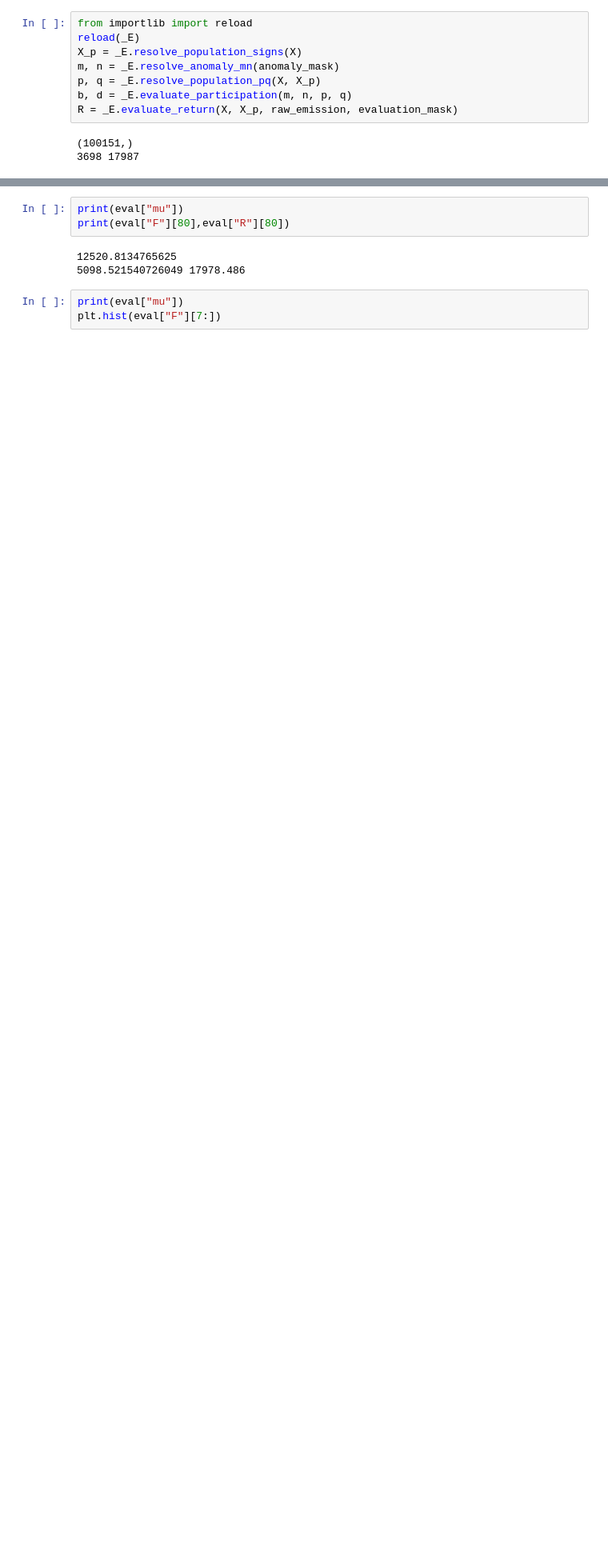
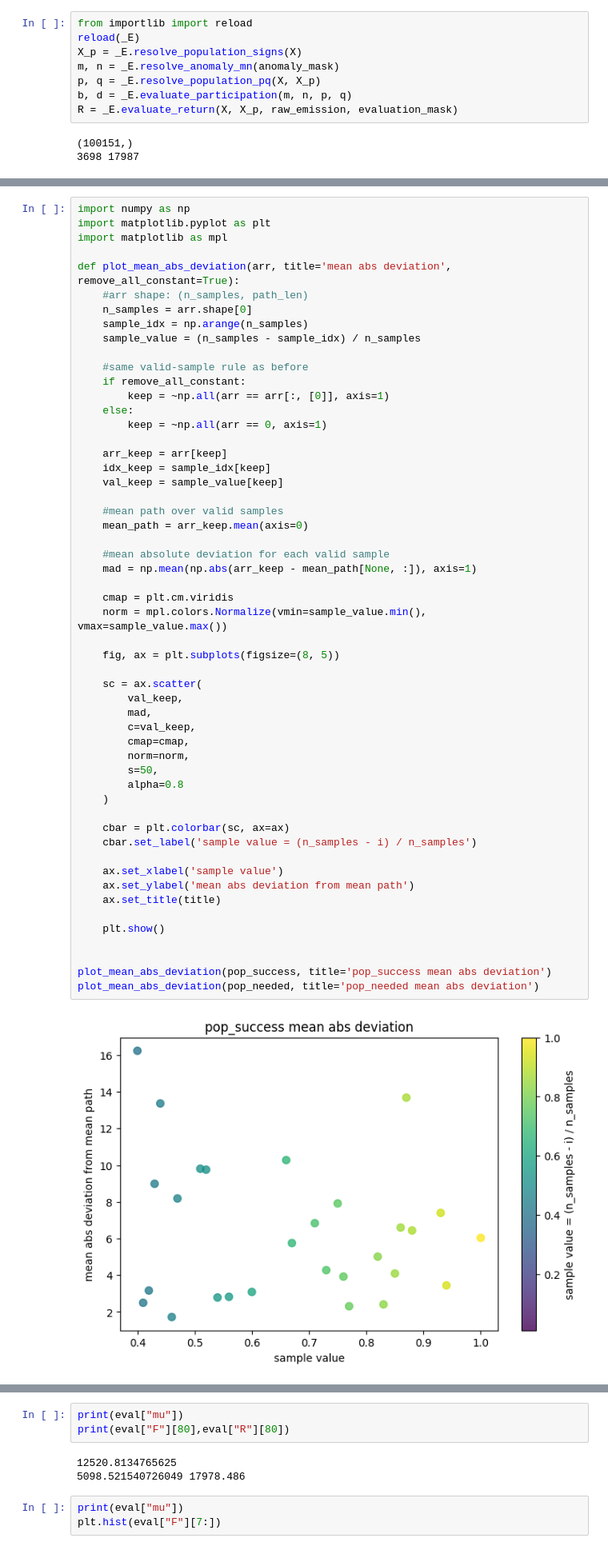
Before and after one commit to Logan-Kelsch/Structural_Regression, a Jupyter notebook: src/dev.ipynb, the cells around one changed output, grey strips where cells are left out. Shown at 80% size. Saved outputs shown, nothing was run; the diff lists cells and outputs as text; blank space fills up the shorter version.

```diff
--- a/src/dev.ipynb
+++ b/src/dev.ipynb
@@ -358,0 +449,56 @@ plt.hist(eval["c"][7:], bins=5)
+# %%
+import numpy as np
+import matplotlib.pyplot as plt
+import matplotlib as mpl
+
+def plot_mean_abs_deviation(arr, title='mean abs deviation', remove_all_constant=True):
+    #arr shape: (n_samples, path_len)
+    n_samples = arr.shape[0]
+    sample_idx = np.arange(n_samples)
+    sample_value = (n_samples - sample_idx) / n_samples
+
+    #same valid-sample rule as before
+    if remove_all_constant:
+        keep = ~np.all(arr == arr[:, [0]], axis=1)
+    else:
+        keep = ~np.all(arr == 0, axis=1)
+
+    arr_keep = arr[keep]
+    idx_keep = sample_idx[keep]
+    val_keep = sample_value[keep]
+
+    #mean path over valid samples
+    mean_path = arr_keep.mean(axis=0)
+
+    #mean absolute deviation for each valid sample
+    mad = np.mean(np.abs(arr_keep - mean_path[None, :]), axis=1)
+
+    cmap = plt.cm.viridis
+    norm = mpl.colors.Normalize(vmin=sample_value.min(), vmax=sample_value.max())
+
+    fig, ax = plt.subplots(figsize=(8, 5))
+
+    sc = ax.scatter(
+        val_keep,
+        mad,
+        c=val_keep,
+        cmap=cmap,
+        norm=norm,
+        s=50,
+        alpha=0.8
+    )
+
+    cbar = plt.colorbar(sc, ax=ax)
+    cbar.set_label('sample value = (n_samples - i) / n_samples')
+
+    ax.set_xlabel('sample value')
+    ax.set_ylabel('mean abs deviation from mean path')
+    ax.set_title(title)
+
+    plt.show()
+
+
+plot_mean_abs_deviation(pop_success, title='pop_success mean abs deviation')
+plot_mean_abs_deviation(pop_needed, title='pop_needed mean abs deviation')
+# %% [output]
+[figure, added]
```
Also changed, not shown: parts of 20 cells of this notebook, 5 other files.
